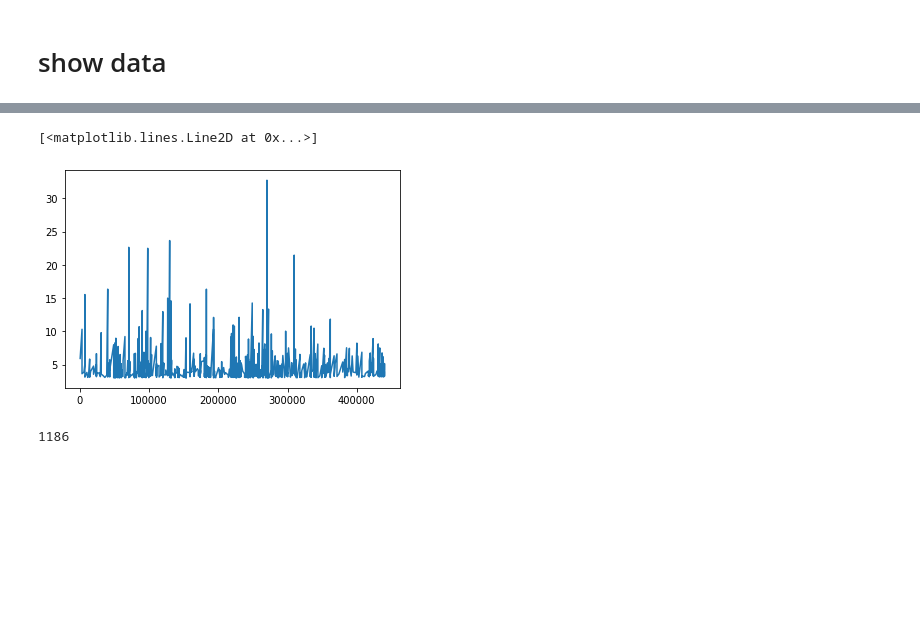
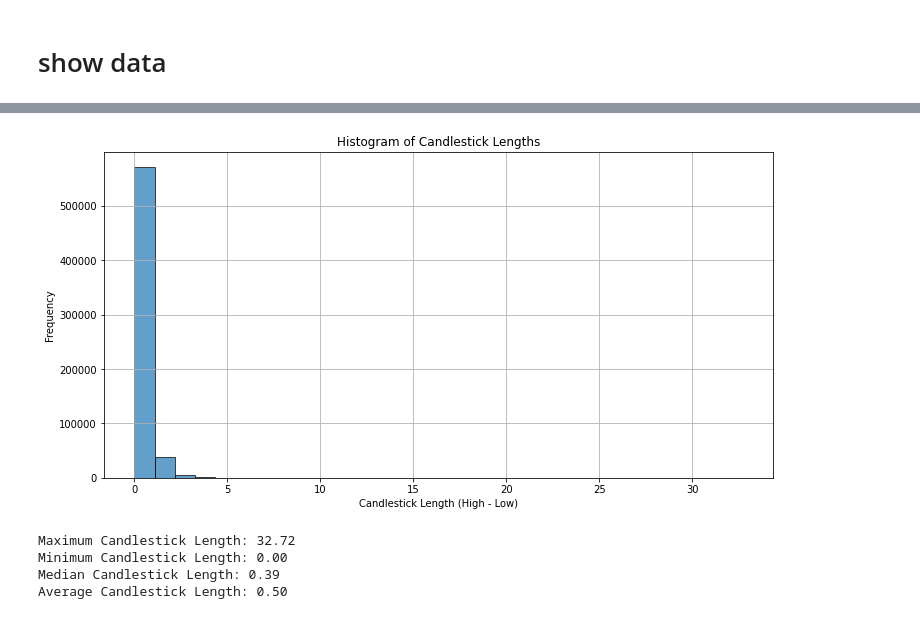
Before and after one commit to Ilia-Abolhasani/forex-price-prediction, a Jupyter notebook: 2 - Analize.ipynb, the cells around one changed output, grey strips where cells are left out. Cells and saved outputs as stored; diff of their text form; code cells hidden in the pictures; blank space fills up the shorter version.

```diff
--- a/2 - Analize.ipynb
+++ b/2 - Analize.ipynb
@@ -77,9 +95,29 @@ candel_size[candel_size > 3].size
-# %%
-plt.plot(candel_size[candel_size > 3])
-# %% [output]
-[<matplotlib.lines.Line2D at 0x...>]
-[figure, removed]
-# %%
-candel_size[candel_size > 3].size
-# %% [output]
-1186
+# %%
+df['CandleLength'] = df['High'] - df['Low']
+
+# Plot histogram of candlestick lengths
+plt.figure(figsize=(12, 6))
+plt.hist(df['CandleLength'], bins=30, edgecolor='black', alpha=0.7)
+plt.xlabel('Candlestick Length (High - Low)')
+plt.ylabel('Frequency')
+plt.title('Histogram of Candlestick Lengths')
+plt.grid(True)
+plt.show()
+
+# Compute summary statistics
+max_candle = df['CandleLength'].max()
+min_candle = df['CandleLength'].min()
+median_candle = df['CandleLength'].median()
+average_candle = df['CandleLength'].mean()
+
+# Output summary statistics
+print(f"Maximum Candlestick Length: {max_candle:.2f}")
+print(f"Minimum Candlestick Length: {min_candle:.2f}")
+print(f"Median Candlestick Length: {median_candle:.2f}")
+print(f"Average Candlestick Length: {average_candle:.2f}")
+# %% [output]
+[figure, added]
+Maximum Candlestick Length: 32.72
+Minimum Candlestick Length: 0.00
+Median Candlestick Length: 0.39
+Average Candlestick Length: 0.50
```
Also changed, not shown: parts of 12 cells of this notebook.
